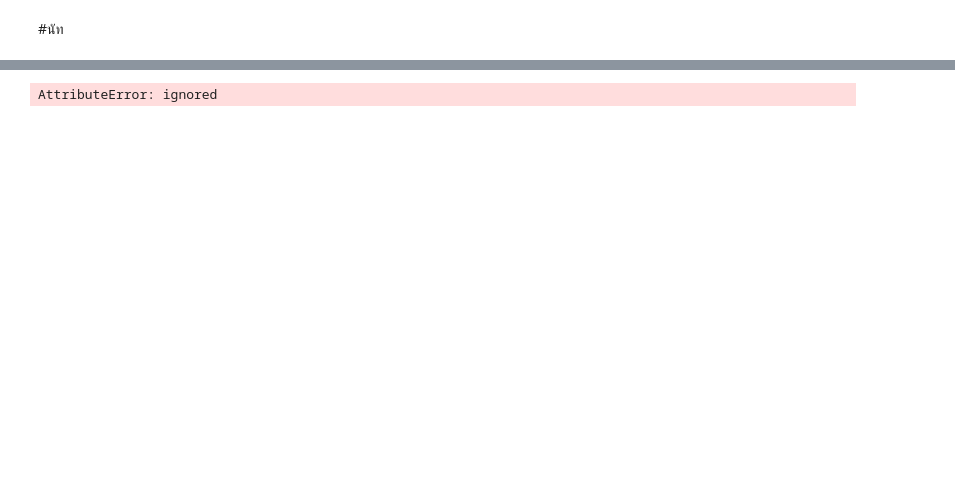
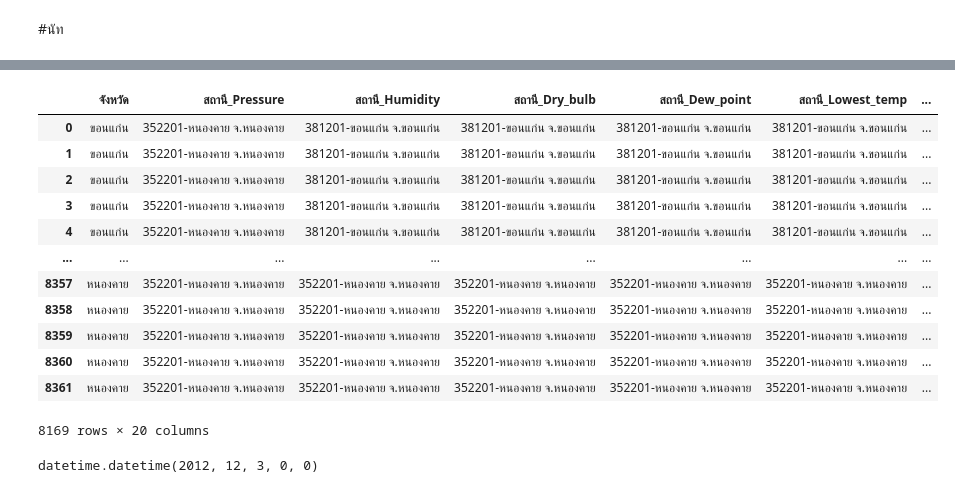
Before and after one commit to NarawitPrathansap/bsc_dpbm22, a Jupyter notebook: สำเนาของ_GroupsQuiz.ipynb, the cells around one changed output, grey strips where cells are left out. Cells and saved outputs as stored; diff of their text form; code cells hidden in the pictures; blank space fills up the shorter version.

```diff
--- a/สำเนาของ_GroupsQuiz.ipynb
+++ b/สำเนาของ_GroupsQuiz.ipynb
@@ -2707,5 +2752,6 @@ table.loc[table['ปี'] == ' 2013','ปี'] = '2013'
 # %%
 table['ปี'] = table['ปี'].astype('int') #แก้ให้วันไม่เป็นจุดทศนิยม แล้วให้ประเภทเป็น str เหมือนเพือ่น
 table['เดือน'] = table['เดือน'].astype('int')
+table['วัน'] = table['วัน'].astype('int')
 table.dtypes
 # %% [output]
@@ -2715,17 +2774,33 @@ table.dtypes
 dtype: object
 # %%
-A = list()
+correct_datetime_list = []
 for index , row in table.iterrows():
-    for i in table:
         #A.append(datetime.datetime(year=row['ปี'],month=row['เดือน'],day=row['วัน']))
         try:
             newDate = datetime.datetime(year=row['ปี'],month=row['เดือน'],day=row['วัน'])
             correctDate = True
         except ValueError:
             correctDate = False
-       # print(str(correctDate))
         if correctDate == True:
-           #A.append(datetime.datetime(year=row['ปี'],month=row['เดือน'],day=row['วัน']))
-           A.append(table)
+           correct_datetime_list.append(row)
+table_y = pd.DataFrame(correct_datetime_list)
-# %% [output]
-AttributeError: ignored
+# %%
+table_y
+# %% [output]
+|  | จังหวัด | สถานี_Pressure | สถานี_Humidity | สถานี_Dry_bulb | สถานี_Dew_point | สถานี_Lowest_temp | ... |
+| 0 | ขอนแก่น | 352201-หนองคาย จ.หนองคาย | 381201-ขอนแก่น จ.ขอนแก่น | 381201-ขอนแก่น จ.ขอนแก่น | 381201-ขอนแก่น จ.ขอนแก่น | 381201-ขอนแก่น จ.ขอนแก่น | ... |
+| 1 | ขอนแก่น | 352201-หนองคาย จ.หนองคาย | 381201-ขอนแก่น จ.ขอนแก่น | 381201-ขอนแก่น จ.ขอนแก่น | 381201-ขอนแก่น จ.ขอนแก่น | 381201-ขอนแก่น จ.ขอนแก่น | ... |
+| 2 | ขอนแก่น | 352201-หนองคาย จ.หนองคาย | 381201-ขอนแก่น จ.ขอนแก่น | 381201-ขอนแก่น จ.ขอนแก่น | 381201-ขอนแก่น จ.ขอนแก่น | 381201-ขอนแก่น จ.ขอนแก่น | ... |
+| 3 | ขอนแก่น | 352201-หนองคาย จ.หนองคาย | 381201-ขอนแก่น จ.ขอนแก่น | 381201-ขอนแก่น จ.ขอนแก่น | 381201-ขอนแก่น จ.ขอนแก่น | 381201-ขอนแก่น จ.ขอนแก่น | ... |
+| 4 | ขอนแก่น | 352201-หนองคาย จ.หนองคาย | 381201-ขอนแก่น จ.ขอนแก่น | 381201-ขอนแก่น จ.ขอนแก่น | 381201-ขอนแก่น จ.ขอนแก่น | 381201-ขอนแก่น จ.ขอนแก่น | ... |
+| ... | ... | ... | ... | ... | ... | ... | ... |
+| 8357 | หนองคาย | 352201-หนองคาย จ.หนองคาย | 352201-หนองคาย จ.หนองคาย | 352201-หนองคาย จ.หนองคาย | 352201-หนองคาย จ.หนองคาย | 352201-หนองคาย จ.หนองคาย | ... |
+| 8358 | หนองคาย | 352201-หนองคาย จ.หนองคาย | 352201-หนองคาย จ.หนองคาย | 352201-หนองคาย จ.หนองคาย | 352201-หนองคาย จ.หนองคาย | 352201-หนองคาย จ.หนองคาย | ... |
+| 8359 | หนองคาย | 352201-หนองคาย จ.หนองคาย | 352201-หนองคาย จ.หนองคาย | 352201-หนองคาย จ.หนองคาย | 352201-หนองคาย จ.หนองคาย | 352201-หนองคาย จ.หนองคาย | ... |
+| 8360 | หนองคาย | 352201-หนองคาย จ.หนองคาย | 352201-หนองคาย จ.หนองคาย | 352201-หนองคาย จ.หนองคาย | 352201-หนองคาย จ.หนองคาย | 352201-หนองคาย จ.หนองคาย | ... |
+| 8361 | หนองคาย | 352201-หนองคาย จ.หนองคาย | 352201-หนองคาย จ.หนองคาย | 352201-หนองคาย จ.หนองคาย | 352201-หนองคาย จ.หนองคาย | 352201-หนองคาย จ.หนองคาย | ... |
+8169 rows × 20 columns
+# %%
+datetime.datetime(2012,12,3)
+# %% [output]
+datetime.datetime(2012, 12, 3, 0, 0)
```
Also changed, not shown: parts of 23 cells of this notebook.
